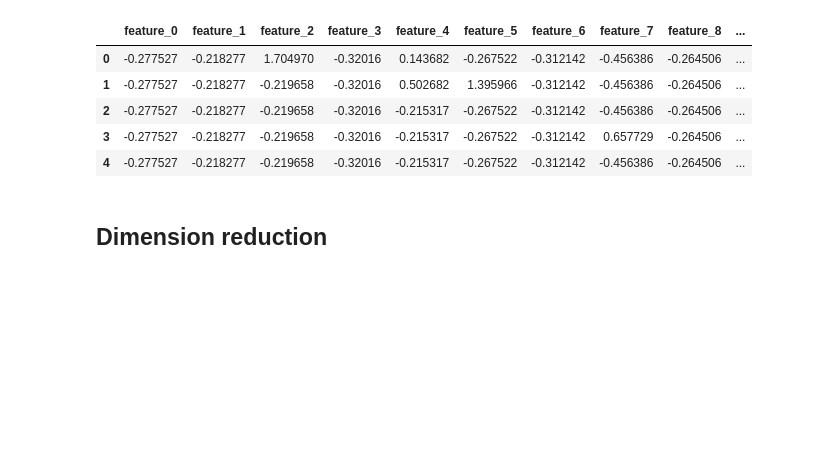
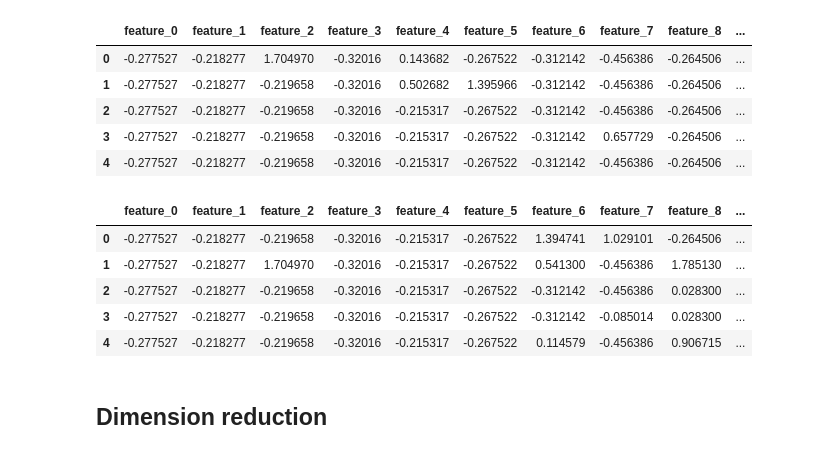
Before and after one commit to juan-ivan-NV/JI_Kaggle_Competitions, a Jupyter notebook: Tabular_Playground_Series/TPS_May_2021_H2O_PyCaret.ipynb, the cells around one changed output. Cells and saved outputs as stored; diff of their text form; code cells hidden in the pictures; blank space fills up the shorter version.

```diff
--- a/Tabular_Playground_Series/TPS_May_2021_H2O_PyCaret.ipynb
+++ b/Tabular_Playground_Series/TPS_May_2021_H2O_PyCaret.ipynb
@@ -33,6 +45,7 @@ data_train.head()
 # %%
 # Droping id col
 data_train = data_train.drop('id', axis=1)
+data_test = data_test.drop('id', axis=1)
 # %%
 # Features descriptive analysis.
 data_train.describe().T.style.bar(subset=['mean'], color='#205ff2')\
@@ -109,6 +122,15 @@ dt.head()
 | 2 | -0.277527 | -0.218277 | -0.219658 | -0.32016 | -0.215317 | -0.267522 | -0.312142 | -0.456386 | -0.264506 | ... |
 | 3 | -0.277527 | -0.218277 | -0.219658 | -0.32016 | -0.215317 | -0.267522 | -0.312142 | 0.657729 | -0.264506 | ... |
 | 4 | -0.277527 | -0.218277 | -0.219658 | -0.32016 | -0.215317 | -0.267522 | -0.312142 | -0.456386 | -0.264506 | ... |
+# %%
+scaled_test.head()
+# %% [output]
+|  | feature_0 | feature_1 | feature_2 | feature_3 | feature_4 | feature_5 | feature_6 | feature_7 | feature_8 | ... |
+| 0 | -0.277527 | -0.218277 | -0.219658 | -0.32016 | -0.215317 | -0.267522 | 1.394741 | 1.029101 | -0.264506 | ... |
+| 1 | -0.277527 | -0.218277 | 1.704970 | -0.32016 | -0.215317 | -0.267522 | 0.541300 | -0.456386 | 1.785130 | ... |
+| 2 | -0.277527 | -0.218277 | -0.219658 | -0.32016 | -0.215317 | -0.267522 | -0.312142 | -0.456386 | 0.028300 | ... |
+| 3 | -0.277527 | -0.218277 | -0.219658 | -0.32016 | -0.215317 | -0.267522 | -0.312142 | -0.085014 | 0.028300 | ... |
+| 4 | -0.277527 | -0.218277 | -0.219658 | -0.32016 | -0.215317 | -0.267522 | 0.114579 | -0.456386 | 0.906715 | ... |
 # %% [markdown]
 ## Dimension reduction
 # %%
```
Also changed, not shown: parts of 22 cells of this notebook.
